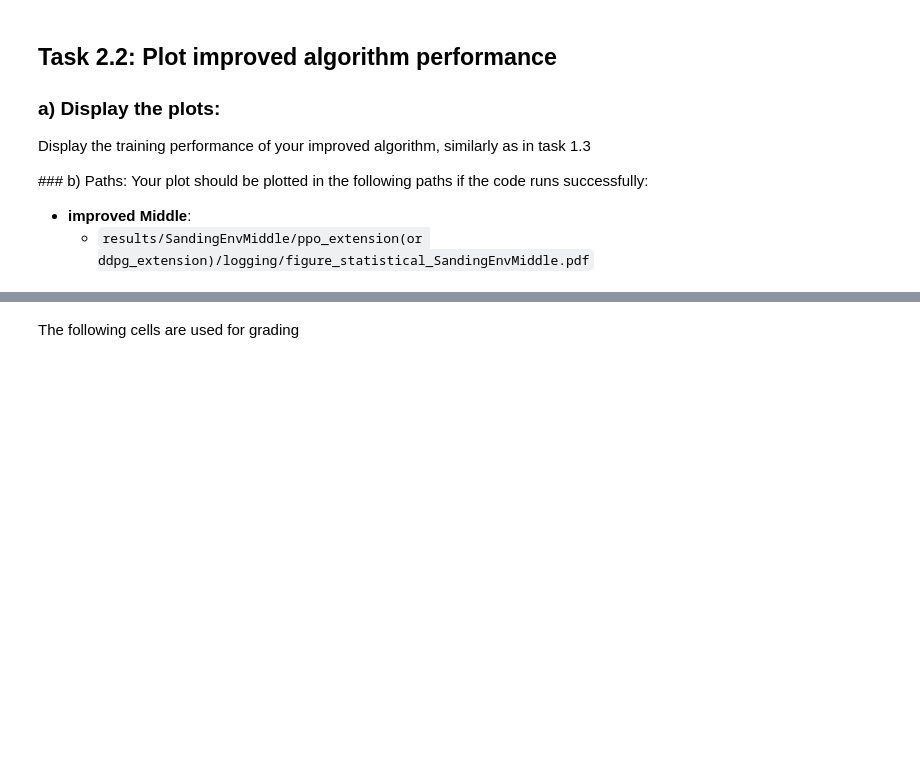
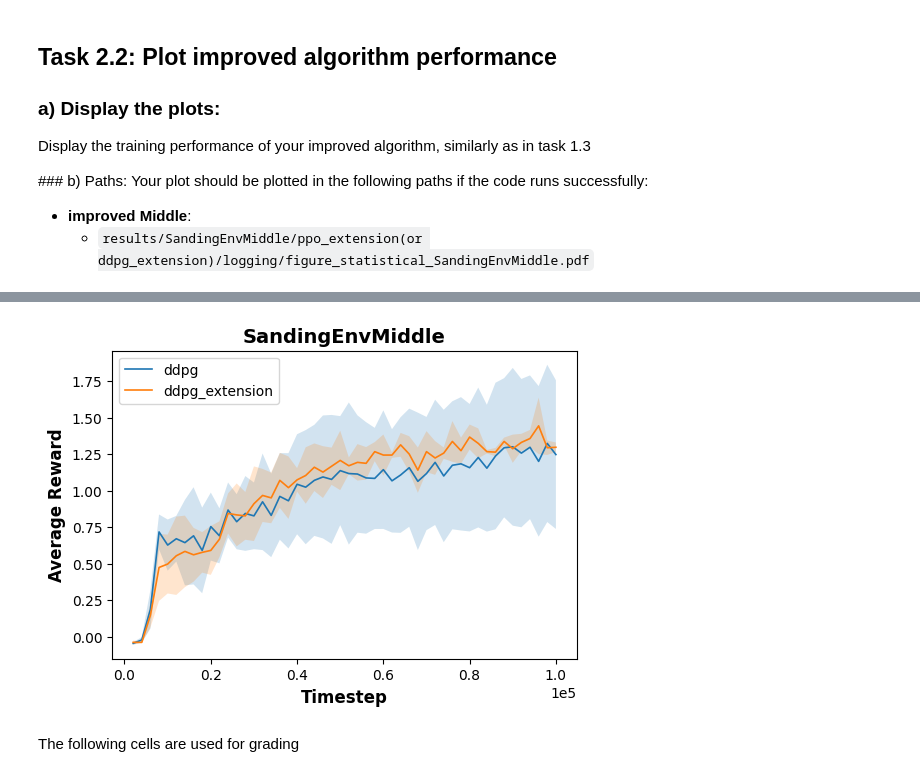
Before and after one commit to JaHeNi/rl-project, a Jupyter notebook: project.ipynb, the cells around one changed output, grey strips where cells are left out. Drawn from its saved outputs; the diff is of its cells as text; code cells hidden in the pictures; blank space fills up the shorter version.

```diff
--- a/project.ipynb
+++ b/project.ipynb
@@ -461,7 +467,7 @@ def test(agent, env_name, algo_name):
 
             while not done and test_len < agent.cfg.max_episode_steps:
                 action, _ = agent.get_action(observation, evaluation=True)
-                observation, reward, done, truncated, info = agent.env.step(action.flatten())
+                observation, reward, done, truncated, info = agent.env.step(action.cpu().flatten())
                 fs = agent.env.render()
                 frames = frames+fs
                 test_reward += reward
@@ -474,7 +480,7 @@ def test(agent, env_name, algo_name):
 
             while not done and test_len < agent.cfg.max_episode_steps:
                 action, _ = agent.get_action(observation, evaluation=True)
-                observation, reward, done, truncated, info = agent.env.step(action.flatten())
+                observation, reward, done, truncated, info = agent.env.step(action.cpu().flatten())
                 test_reward += reward
                 test_len += 1
             total_test_reward += test_reward
@@ -1016,22 +1474,24 @@ If the code runs successfully, your plot should be saved to the following paths:
 # %%
 ## Run the following code to draw the comparison plots of PPO and DDPG's training performances
 import warnings
 warnings.filterwarnings('ignore')
 
 environment = 'middle'
 
 if skip_training == False:
-    orgin_alo_name = # 'ddpg' or 'ppo'
-    improved_alo_name = # 'ddpg_extension' or 'ppo_extension'
+    orgin_alo_name = 'ddpg'
+    improved_alo_name =  'ddpg_extension'
 
     config=setup(algo=orgin_alo_name, env=environment)
-    origin_agent = # DDPGAgent(config) or PPOAgent(config)
+    origin_agent = DDPGAgent(config)
 
     config=setup(algo=improved_alo_name, env=environment)
-    improved_agent = # DDPGExtension(config) or PPOExtension(config)
+    improved_agent = DDPGExtension(config)
 
     # make the comparison plot
     cu.compare_algorithm_training(origin_agent, improved_agent, seeds=[0,1,2])
+# %% [output]
+[figure, added]
 # %% [markdown]
 The following cells are used for grading
 # %%
```
Also changed, not shown: parts of 13 cells of this notebook, 30 other files.
